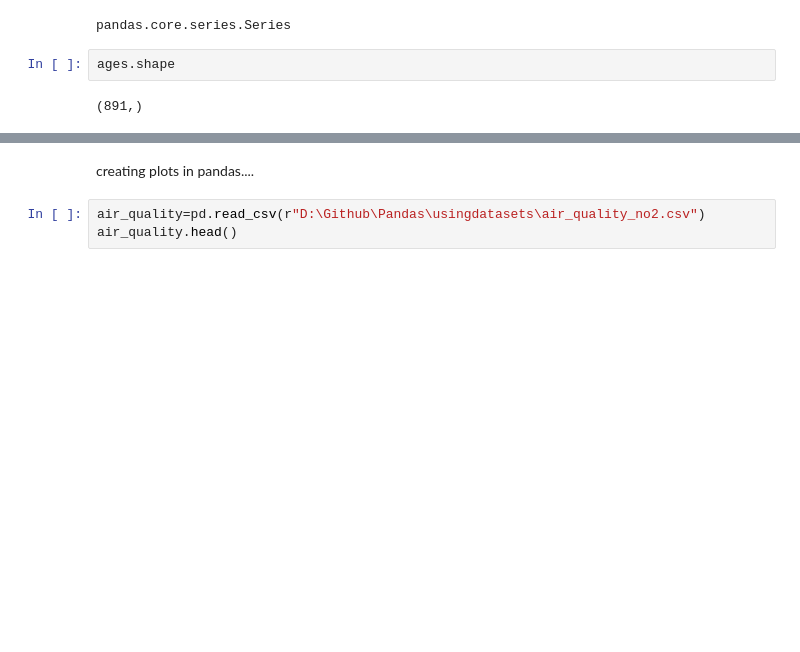
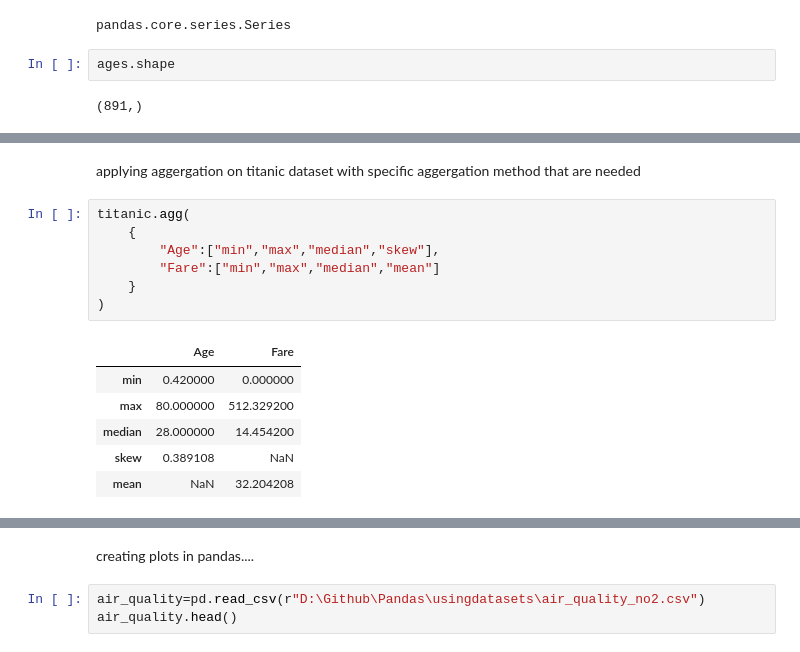
Before and after one commit to Dipendra1999/Pandas, a Jupyter notebook: quickstartPandas.ipynb, the cells around one changed output, grey strips where cells are left out. Drawn from its saved outputs; the diff is of its cells as text; blank space fills up the shorter version.

```diff
--- a/quickstartPandas.ipynb
+++ b/quickstartPandas.ipynb
@@ -230,0 +255,16 @@ ages.shape
+# %% [markdown]
+applying aggergation on titanic dataset with specific aggergation method that are needed
+# %%
+titanic.agg(
+    {
+        "Age":["min","max","median","skew"],
+        "Fare":["min","max","median","mean"]
+    }
+)
+# %% [output]
+|  | Age | Fare |
+| min | 0.420000 | 0.000000 |
+| max | 80.000000 | 512.329200 |
+| median | 28.000000 | 14.454200 |
+| skew | 0.389108 | NaN |
+| mean | NaN | 32.204208 |
```
Also changed, not shown: parts of 10 cells of this notebook, 1 other file.
